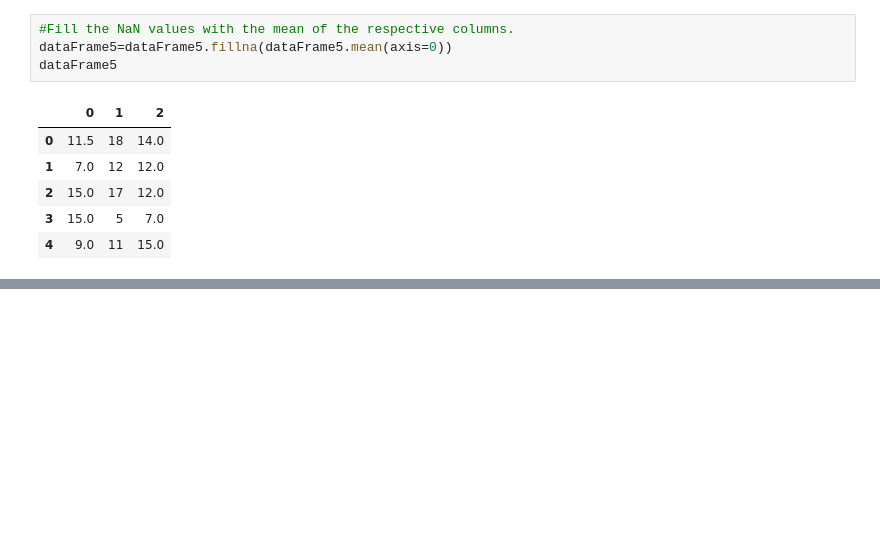
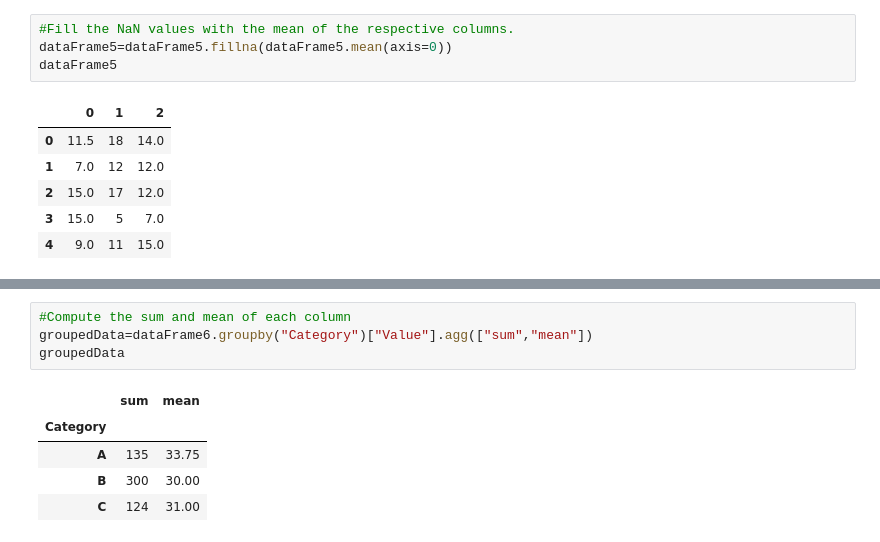
Before and after one commit to Jaimepelembe/Data_analyst_bootcamp_from_basics_to_advanced, a Jupyter notebook: S4_Data_Analysis/assignments/pandasasssignmentsSolution.ipynb, the cells around one changed output, grey strips where cells are left out. Drawn from its saved outputs; the diff is of its cells as text; blank space fills up the shorter version.

```diff
--- a/S4_Data_Analysis/assignments/pandasasssignmentsSolution.ipynb
+++ b/S4_Data_Analysis/assignments/pandasasssignmentsSolution.ipynb
@@ -197,0 +226,10 @@ dataFrame5
+# %%
+#Compute the sum and mean of each column
+groupedData=dataFrame6.groupby("Category")["Value"].agg(["sum","mean"])
+groupedData
+# %% [output]
+|  | sum | mean |
+| Category |  |  |
+| A | 135 | 33.75 |
+| B | 300 | 30.00 |
+| C | 124 | 31.00 |
```
Also changed, not shown: parts of 6 cells of this notebook.
